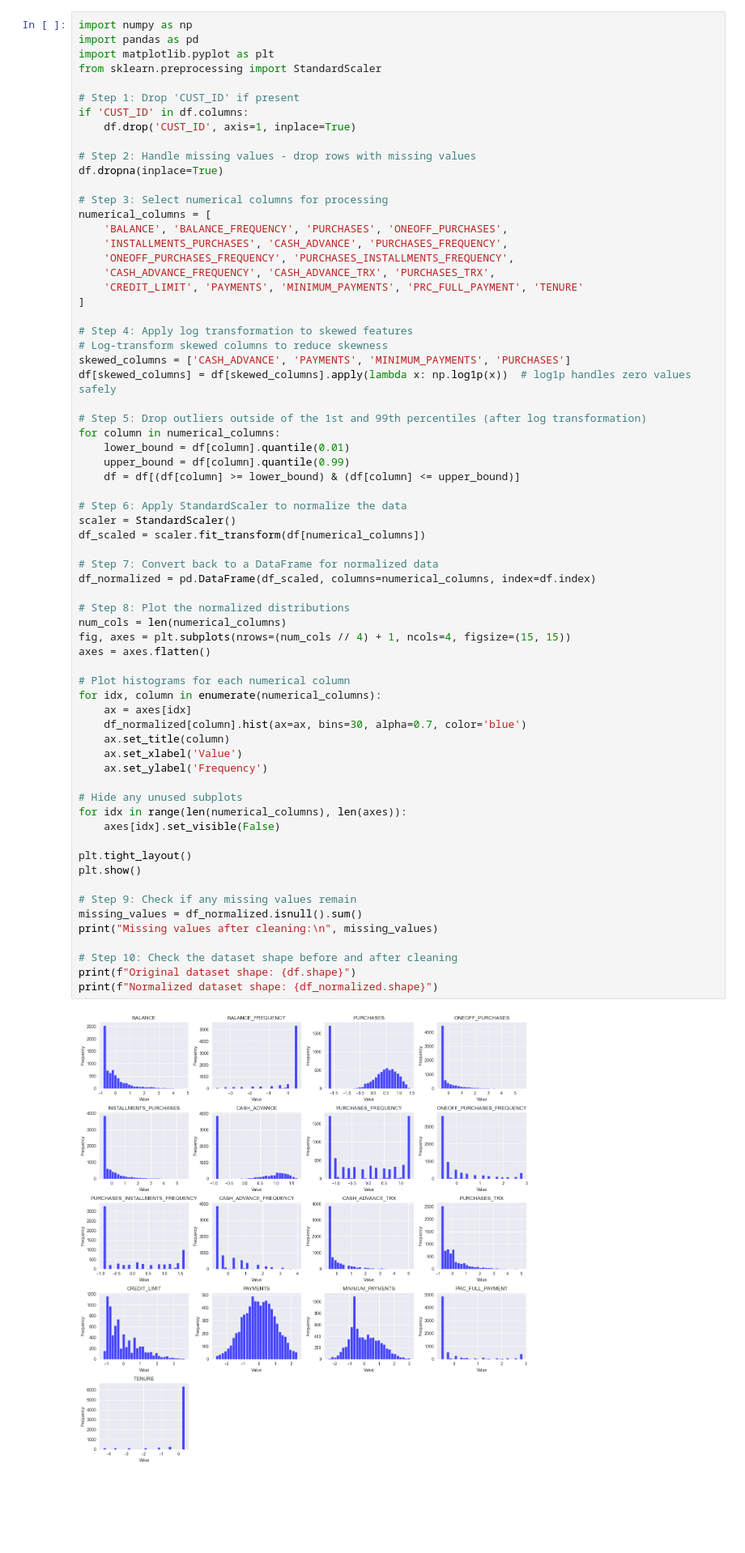
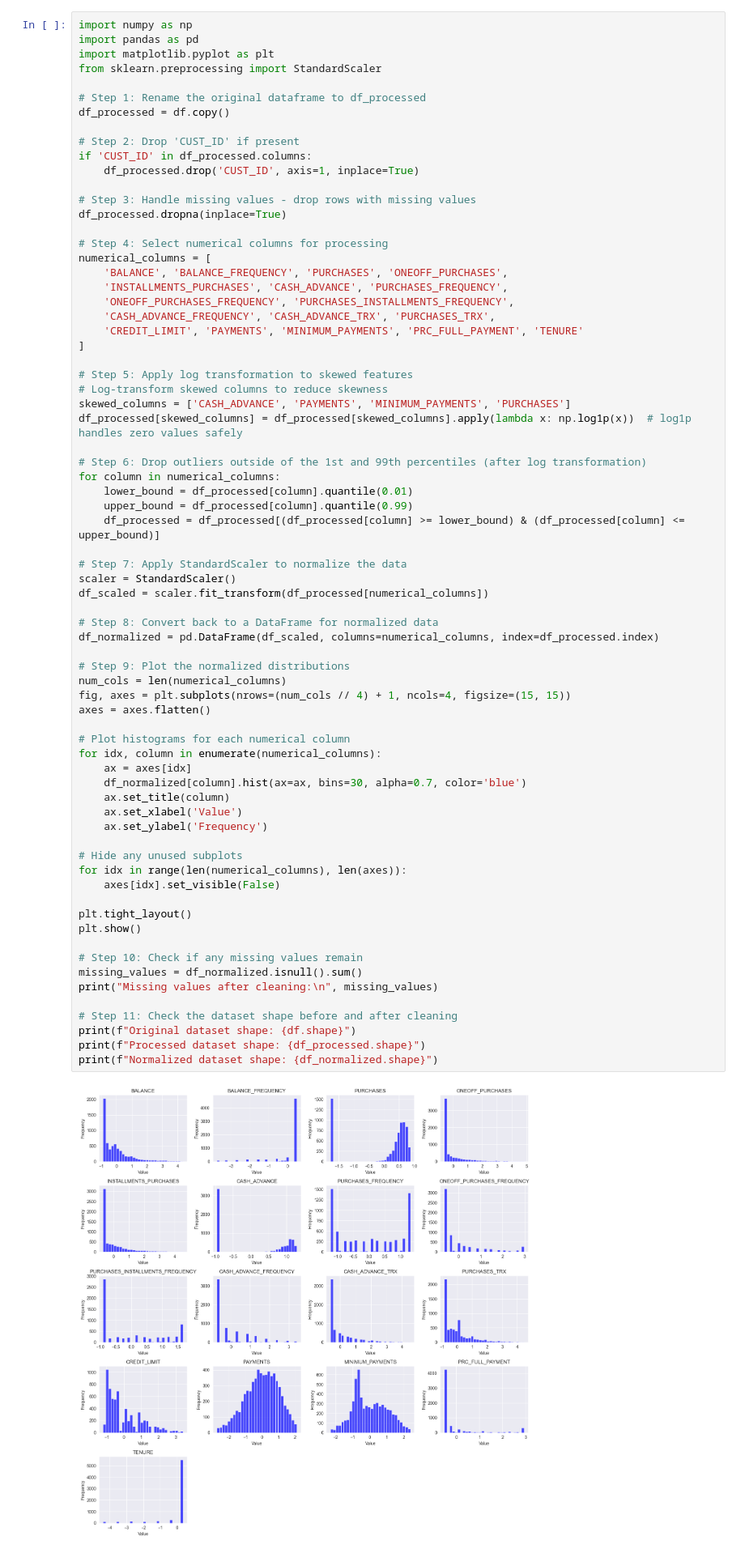
Before and after one commit to rubentak/Unsupervised-Learning-Clustering-Algorithms, a Jupyter notebook: notebook.ipynb, the cells around one changed output. Shown at 81% size. Drawn from its saved outputs; the diff is of its cells as text; blank space fills up the shorter version.

```diff
--- a/notebook.ipynb
+++ b/notebook.ipynb
@@ -121,14 +121,17 @@ import pandas as pd
 import matplotlib.pyplot as plt
 from sklearn.preprocessing import StandardScaler
 
-# Step 1: Drop 'CUST_ID' if present
-if 'CUST_ID' in df.columns:
-    df.drop('CUST_ID', axis=1, inplace=True)
+# Step 1: Rename the original dataframe to df_processed
+df_processed = df.copy()
 
-# Step 2: Handle missing values - drop rows with missing values
-df.dropna(inplace=True)
+# Step 2: Drop 'CUST_ID' if present
+if 'CUST_ID' in df_processed.columns:
+    df_processed.drop('CUST_ID', axis=1, inplace=True)
 
-# Step 3: Select numerical columns for processing
+# Step 3: Handle missing values - drop rows with missing values
+df_processed.dropna(inplace=True)
+
+# Step 4: Select numerical columns for processing
 numerical_columns = [
     'BALANCE', 'BALANCE_FREQUENCY', 'PURCHASES', 'ONEOFF_PURCHASES',
     'INSTALLMENTS_PURCHASES', 'CASH_ADVANCE', 'PURCHASES_FREQUENCY',
@@ -137,53 +140,54 @@ numerical_columns = [
     'CREDIT_LIMIT', 'PAYMENTS', 'MINIMUM_PAYMENTS', 'PRC_FULL_PAYMENT', 'TENURE'
 ]
 
-# Step 4: Apply log transformation to skewed features
+# Step 5: Apply log transformation to skewed features
 # Log-transform skewed columns to reduce skewness
 skewed_columns = ['CASH_ADVANCE', 'PAYMENTS', 'MINIMUM_PAYMENTS', 'PURCHASES']
-df[skewed_columns] = df[skewed_columns].apply(lambda x: np.log1p(x))  # log1p handles zero values safely
+df_processed[skewed_columns] = df_processed[skewed_columns].apply(lambda x: np.log1p(x))  # log1p handles zero values safely
 
-# Step 5: Drop outliers outside of the 1st and 99th percentiles (after log transformation)
+# Step 6: Drop outliers outside of the 1st and 99th percentiles (after log transformation)
 for column in numerical_columns:
-    lower_bound = df[column].quantile(0.01)
-    upper_bound = df[column].quantile(0.99)
-    df = df[(df[column] >= lower_bound) & (df[column] <= upper_bound)]
+    lower_bound = df_processed[column].quantile(0.01)
+    upper_bound = df_processed[column].quantile(0.99)
+    df_processed = df_processed[(df_processed[column] >= lower_bound) & (df_processed[column] <= upper_bound)]
 
-# Step 6: Apply StandardScaler to normalize the data
+# Step 7: Apply StandardScaler to normalize the data
 scaler = StandardScaler()
-df_scaled = scaler.fit_transform(df[numerical_columns])
+df_scaled = scaler.fit_transform(df_processed[numerical_columns])
 
-# Step 7: Convert back to a DataFrame for normalized data
-df_normalized = pd.DataFrame(df_scaled, columns=numerical_columns, index=df.index)
+# Step 8: Convert back to a DataFrame for normalized data
+df_normalized = pd.DataFrame(df_scaled, columns=numerical_columns, index=df_processed.index)
 
-# Step 8: Plot the normalized distributions
+# Step 9: Plot the normalized distributions
 num_cols = len(numerical_columns)
 fig, axes = plt.subplots(nrows=(num_cols // 4) + 1, ncols=4, figsize=(15, 15))
 axes = axes.flatten()
 
 # Plot histograms for each numerical column
 for idx, column in enumerate(numerical_columns):
     ax = axes[idx]
     df_normalized[column].hist(ax=ax, bins=30, alpha=0.7, color='blue')
     ax.set_title(column)
     ax.set_xlabel('Value')
     ax.set_ylabel('Frequency')
 
 # Hide any unused subplots
 for idx in range(len(numerical_columns), len(axes)):
     axes[idx].set_visible(False)
 
 plt.tight_layout()
 plt.show()
 
-# Step 9: Check if any missing values remain
+# Step 10: Check if any missing values remain
 missing_values = df_normalized.isnull().sum()
 print("Missing values after cleaning:\n", missing_values)
 
-# Step 10: Check the dataset shape before and after cleaning
+# Step 11: Check the dataset shape before and after cleaning
 print(f"Original dataset shape: {df.shape}")
+print(f"Processed dataset shape: {df_processed.shape}")
 print(f"Normalized dataset shape: {df_normalized.shape}")
 # %% [output]
-[figure, old version]
+[figure, new version]
 Missing values after cleaning:
  BALANCE                             0
 BALANCE_FREQUENCY                   0
```
Also changed, not shown: parts of 33 cells of this notebook.
